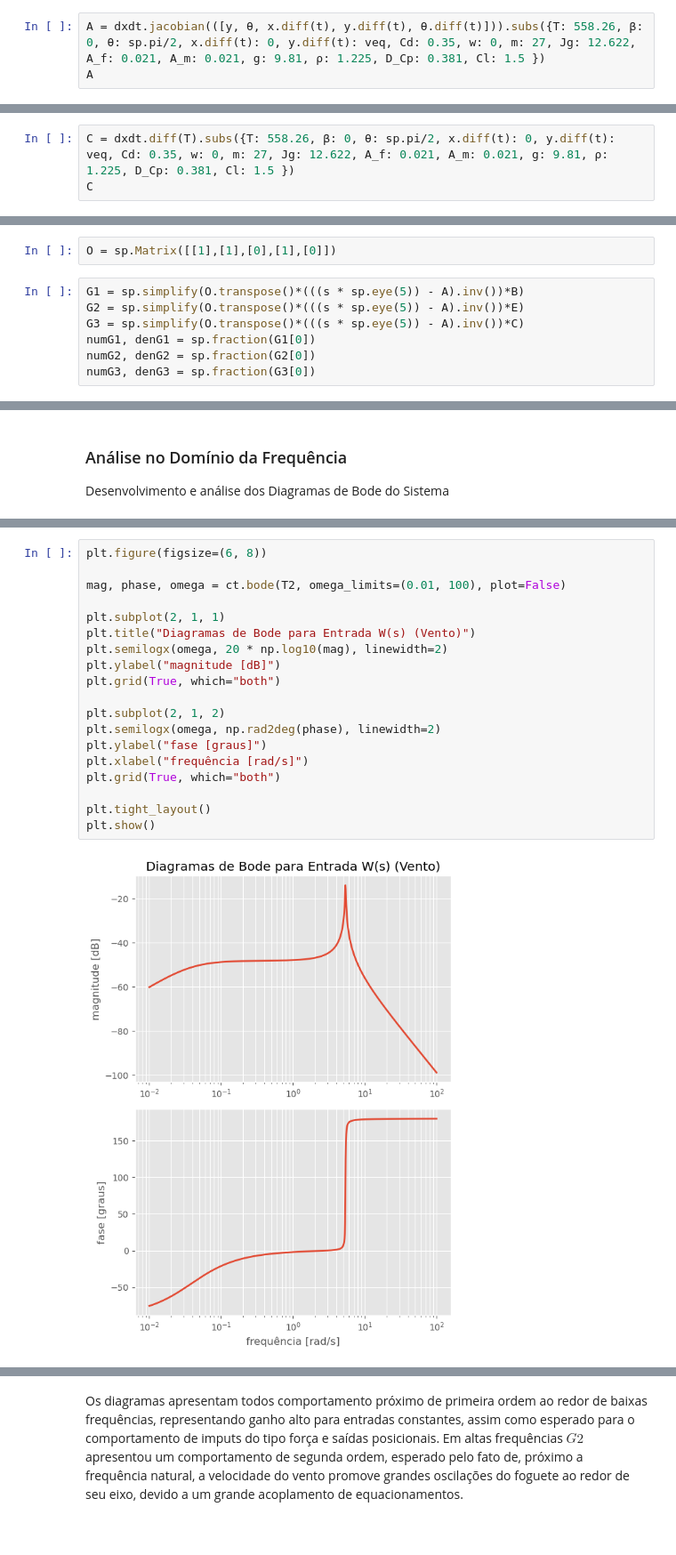
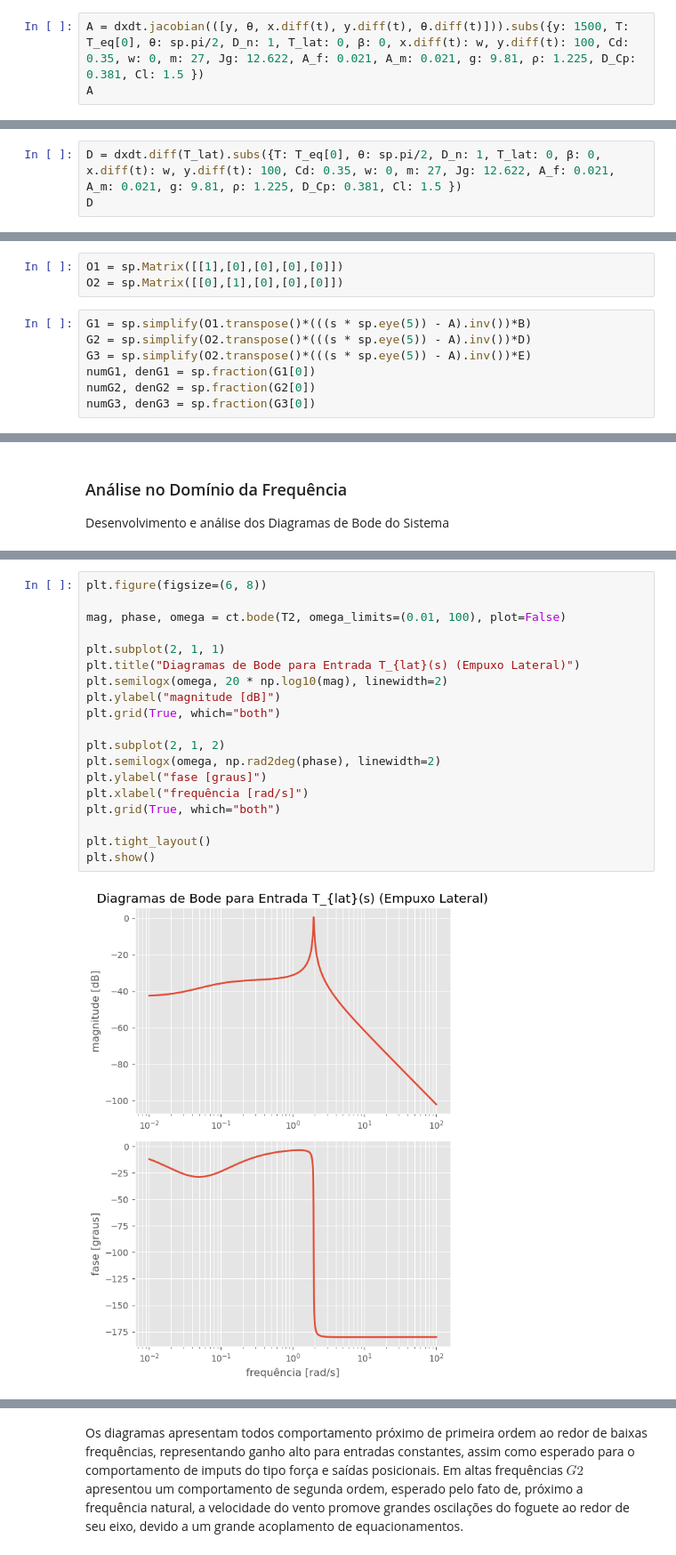
Before and after one commit to felipehmsantos/3-DOF-Rocket-Model, a Jupyter notebook: 3DOF-Rocket_Model.ipynb, the cells around one changed output, grey strips where cells are left out. Shown at 89% size. Cells and saved outputs as stored; diff of their text form.

```diff
--- a/3DOF-Rocket_Model.ipynb
+++ b/3DOF-Rocket_Model.ipynb
@@ -165,4 +135,4 @@ $\displaystyle \left[\begin{matrix}\dot{y}\\\dot{θ}\\\frac{A_{f} w ρ \sqrt{\fr
 # %%
-A = dxdt.jacobian(([y, θ, x.diff(t), y.diff(t), θ.diff(t)])).subs({T: 558.26, β: 0, θ: sp.pi/2, x.diff(t): 0, y.diff(t): veq, Cd: 0.35, w: 0, m: 27, Jg: 12.622, A_f: 0.021, A_m: 0.021, g: 9.81, ρ: 1.225, D_Cp: 0.381, Cl: 1.5 })
+A = dxdt.jacobian(([y, θ, x.diff(t), y.diff(t), θ.diff(t)])).subs({y: 1500, T: T_eq[0], θ: sp.pi/2, D_n: 1, T_lat: 0, β: 0, x.diff(t): w, y.diff(t): 100, Cd: 0.35, w: 0, m: 27, Jg: 12.622, A_f: 0.021, A_m: 0.021, g: 9.81, ρ: 1.225, D_Cp: 0.381, Cl: 1.5 })
 A
 # %% [output]
@@ -175,4 +145,4 @@ $\displaystyle \left[\begin{matrix}0\\0\\-20.6762962962963\\0\\44.2291237521787\
 # %%
-C = dxdt.diff(T).subs({T: 558.26, β: 0, θ: sp.pi/2, x.diff(t): 0, y.diff(t): veq, Cd: 0.35, w: 0, m: 27, Jg: 12.622, A_f: 0.021, A_m: 0.021, g: 9.81, ρ: 1.225, D_Cp: 0.381, Cl: 1.5 })
-C
+D = dxdt.diff(T_lat).subs({T: T_eq[0], θ: sp.pi/2, D_n: 1, T_lat: 0, β: 0, x.diff(t): w, y.diff(t): 100, Cd: 0.35, w: 0, m: 27, Jg: 12.622, A_f: 0.021, A_m: 0.021, g: 9.81, ρ: 1.225, D_Cp: 0.381, Cl: 1.5 })
+D
 # %% [output]
@@ -192,9 +164,10 @@ $G2 = Θ(s)/W(s)$
 # %%
-O = sp.Matrix([[1],[1],[0],[1],[0]])
+O1 = sp.Matrix([[1],[0],[0],[0],[0]])
+O2 = sp.Matrix([[0],[1],[0],[0],[0]])
 # %%
-G1 = sp.simplify(O.transpose()*(((s * sp.eye(5)) - A).inv())*B)
-G2 = sp.simplify(O.transpose()*(((s * sp.eye(5)) - A).inv())*E)
-G3 = sp.simplify(O.transpose()*(((s * sp.eye(5)) - A).inv())*C)
+G1 = sp.simplify(O1.transpose()*(((s * sp.eye(5)) - A).inv())*B)
+G2 = sp.simplify(O2.transpose()*(((s * sp.eye(5)) - A).inv())*D)
+G3 = sp.simplify(O2.transpose()*(((s * sp.eye(5)) - A).inv())*E)
 numG1, denG1 = sp.fraction(G1[0])
 numG2, denG2 = sp.fraction(G2[0])
 numG3, denG3 = sp.fraction(G3[0])
@@ -289,21 +264,21 @@ plt.show()
 # %%
 plt.figure(figsize=(6, 8))
 
 mag, phase, omega = ct.bode(T2, omega_limits=(0.01, 100), plot=False)
 
 plt.subplot(2, 1, 1)
-plt.title("Diagramas de Bode para Entrada W(s) (Vento)")
+plt.title("Diagramas de Bode para Entrada T_{lat}(s) (Empuxo Lateral)")
 plt.semilogx(omega, 20 * np.log10(mag), linewidth=2)
 plt.ylabel("magnitude [dB]")
 plt.grid(True, which="both")
 
 plt.subplot(2, 1, 2)
 plt.semilogx(omega, np.rad2deg(phase), linewidth=2)
 plt.ylabel("fase [graus]")
 plt.xlabel("frequência [rad/s]")
 plt.grid(True, which="both")
 
 plt.tight_layout()
 plt.show()
 # %% [output]
-[figure, old version]
+[figure, new version]
```
Also changed, not shown: parts of 43 cells of this notebook.
